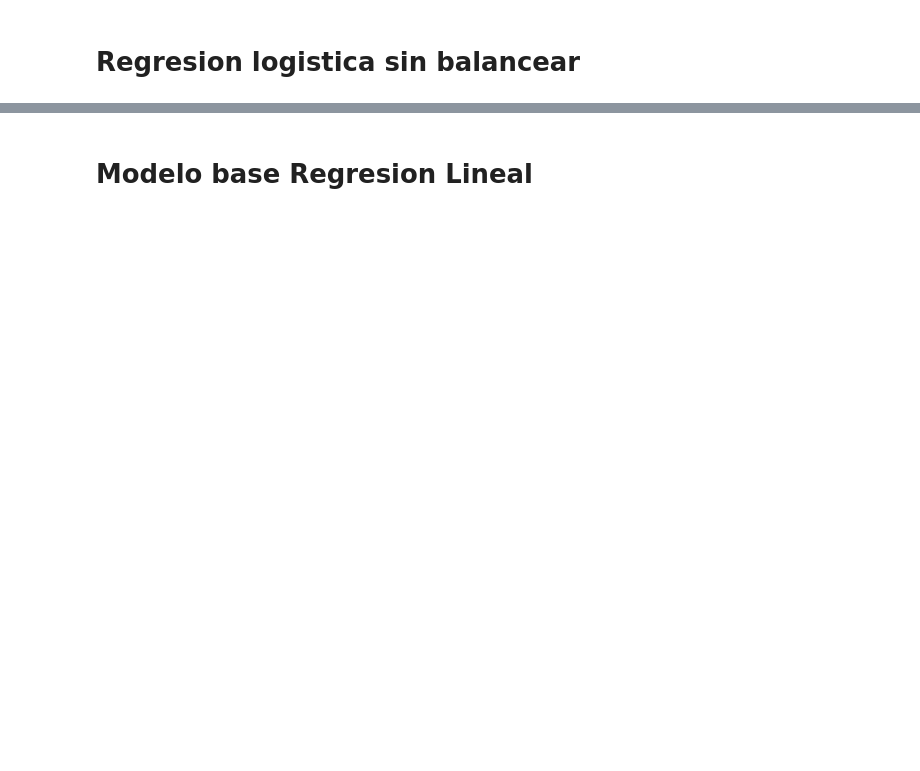
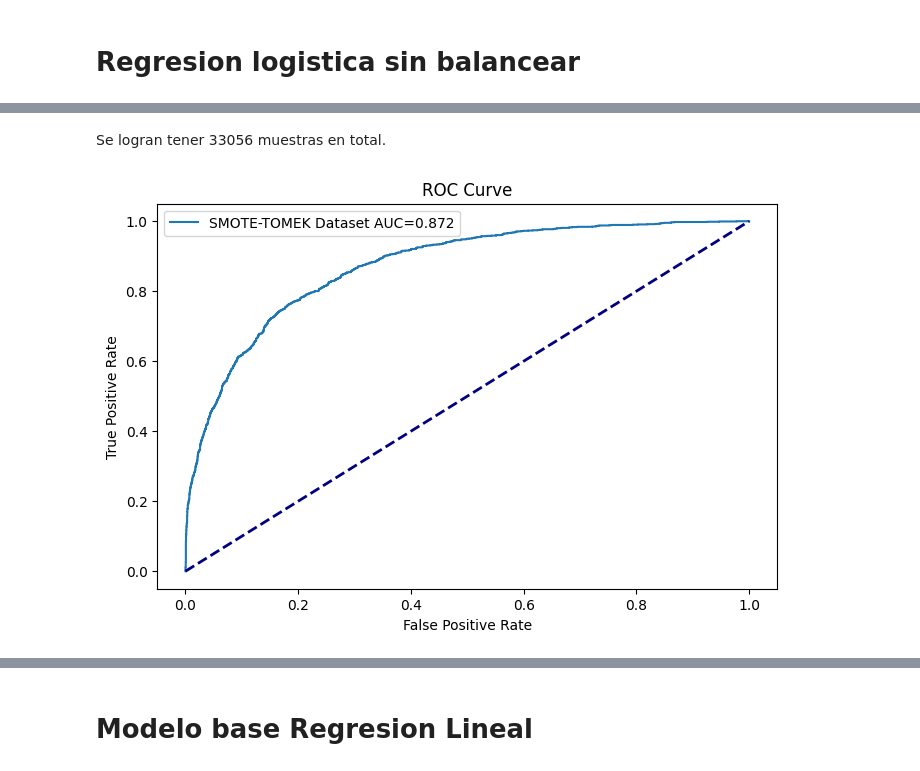
Before and after one commit to itssofiarce/AA1-TUIA-Petetta-Arce, a Jupyter notebook: TP_integrador_AA1_Petetta_Arce.ipynb, the cells around one changed output, grey strips where cells are left out. Saved outputs shown, nothing was run; the diff lists cells and outputs as text; code cells hidden in the pictures; blank space fills up the shorter version.

```diff
--- a/TP_integrador_AA1_Petetta_Arce.ipynb
+++ b/TP_integrador_AA1_Petetta_Arce.ipynb
@@ -599,0 +787,7 @@ plot_balance(df_smotetomek)
+# %% [markdown]
+Se logran tener 33056 muestras en total.
+# %%
+fig,ax1 = plt.subplots(1,1,figsize=(8,5))
+plot_roc(ax1, X_train_smotetomek, y_train_smotetomek, X_test_balance, y_test_balance, 'SMOTE-TOMEK Dataset')
+# %% [output]
+[figure, added]
```
Also changed, not shown: parts of 107 cells of this notebook.
